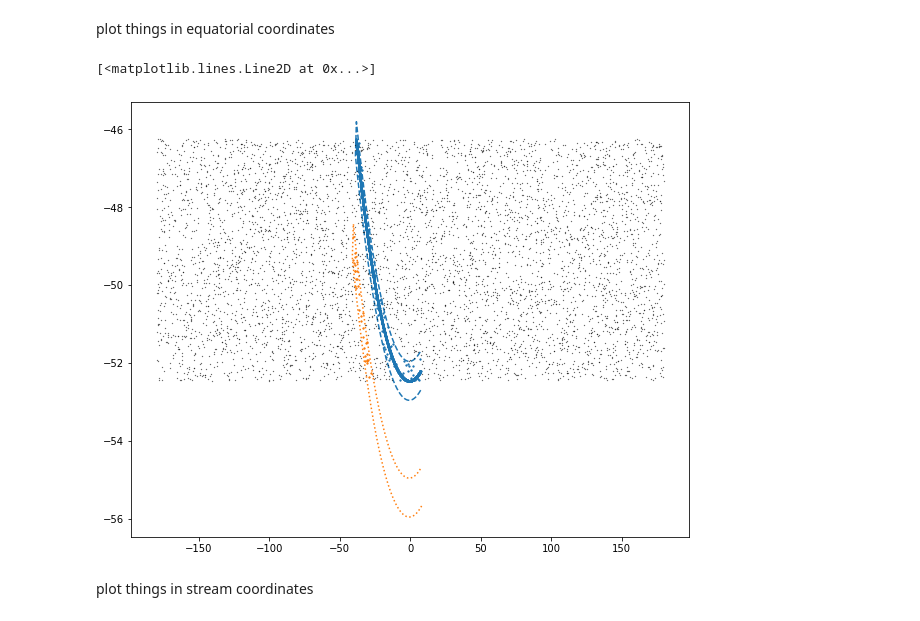
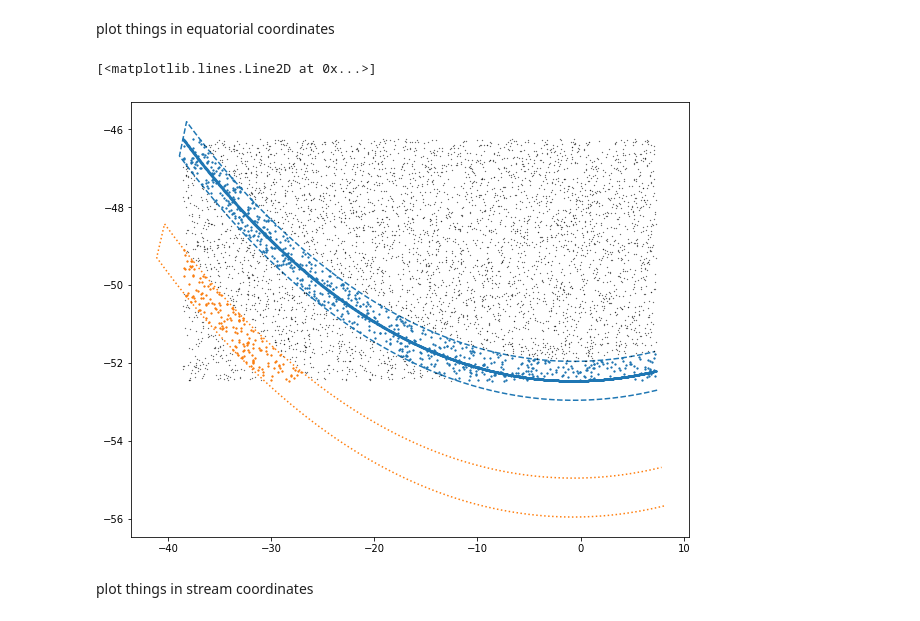
Before and after one commit to stellarstreams/cats, a Jupyter notebook: notebooks/pawprint_demo.ipynb, the cells around one changed output. Saved outputs shown, nothing was run; the diff lists cells and outputs as text; code cells hidden in the pictures.

```diff
--- a/notebooks/pawprint_demo.ipynb
+++ b/notebooks/pawprint_demo.ipynb
@@ -17,7 +341,15 @@ p = Pawprint.pawprint_from_galstreams('Jhelum-a','bonaca2019')
 # %% [markdown]
 Generate random points on the sphere in an area around the track
 # %%
-rao,raf = np.min(p.track.track.ra.deg), np.max(p.track.track.ra.deg)
+GD1_track6D = mwsts['GD-1-I21']
+GD1_track = GD1_track6D.track
+GD1_track_frame = GD1_track.transform_to(GD1_track6D.stream_frame)
+
+phi1o, phi1f = np.min(GD1_track_frame.phi1.deg), np.max(GD1_track_frame.phi1.deg)
+phi2o, phi2f = np.min(GD1_track_frame.phi2.deg), np.max(GD1_track_frame.phi2.deg)
+
+#rao,raf = np.min(p.track.track.ra.deg), np.max(p.track.track.ra.deg) # need to wrap for Jhelum
+rao,raf = np.min(p.track.track.ra.wrap_at(180*u.deg).deg), np.max(p.track.track.ra.wrap_at(180*u.deg).deg)
 deco,decf = np.min(p.track.track.dec.deg),np.max(p.track.track.dec.deg)
 field_ra, field_dec = gst.get_random_spherical_angles(5000,az=[rao,raf],
                                                            lat=[deco,decf],degree=True)
@@ -24,0 +365,2 @@ field = SkyCoord(ra=field_ra*u.deg, dec=field_dec*u.deg, frame='icrs')
+# %%
+p = Pawprint.pawprint_from_galstreams('GD-1','ibata2021')
@@ -24,0 +387,3 @@ field = SkyCoord(ra=field_ra*u.deg, dec=field_dec*u.deg, frame='icrs')
+# %%
+pm_poly = [[-9, -2], [-9, 0.5], [-4, 1.5], [-4, -1]]
+p.pmprint = Footprint2D(pm_poly, footprint_type='cartesian')
@@ -32,26 +409,27 @@ plot things in equatorial coordinates
 # %%
 
 plt.figure(1,figsize=(10,8))
 ax = plt.subplot(111)
 
 #plot the track
-ax.plot(p.track.track.ra.wrap_at(180*u.deg), p.track.track.dec, '.', ms=2., color='C0')
+#ax.plot(p.track.track.ra.wrap_at(180*u.deg), p.track.track.dec, '.', ms=2., color='C0') # because already wrapped
+ax.plot(p.track.track.ra, p.track.track.dec, '.', ms=2., color='C0')
 
 #plot the on-stream polygon
 ax.plot(p.skyprint['stream'].edges.icrs.ra.wrap_at(180*u.deg), p.skyprint['stream'].edges.icrs.dec, ls='--', color='C0')
 
 #plot random background "field" points
 ax.plot(field.ra.wrap_at(180*u.deg), field.dec, 'k.', ms=0.5)
 
 #plot the field points inside the polygon footprint
 ax.plot(field.ra[on].wrap_at(180*u.deg), field.dec[on], '.', ms=2.5, color='C0')
 
 #Plot the off-stream polygon footprint and points selected inside it
 ax.plot(p.skyprint['background'].edges.icrs.ra.wrap_at(180*u.deg), p.skyprint['background'].edges.icrs.dec, ls=':', color='C1')
 ax.plot(field.ra[off].wrap_at(180*u.deg), field.dec[off], '.', ms=2.5, color='C1')
 # %% [output]
 [<matplotlib.lines.Line2D at 0x...>]
-[figure, old version]
+[figure, new version]
 # %% [markdown]
 plot things in stream coordinates
 # %%
```
Also changed, not shown: parts of 32 cells of this notebook, 3 other files.
